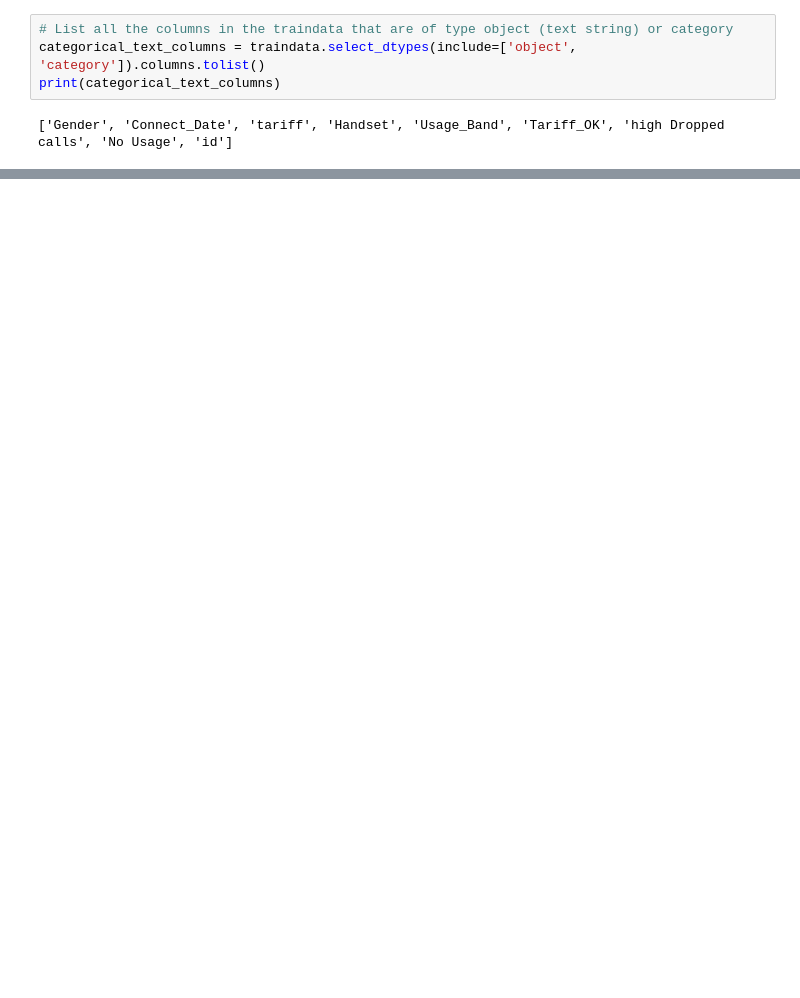
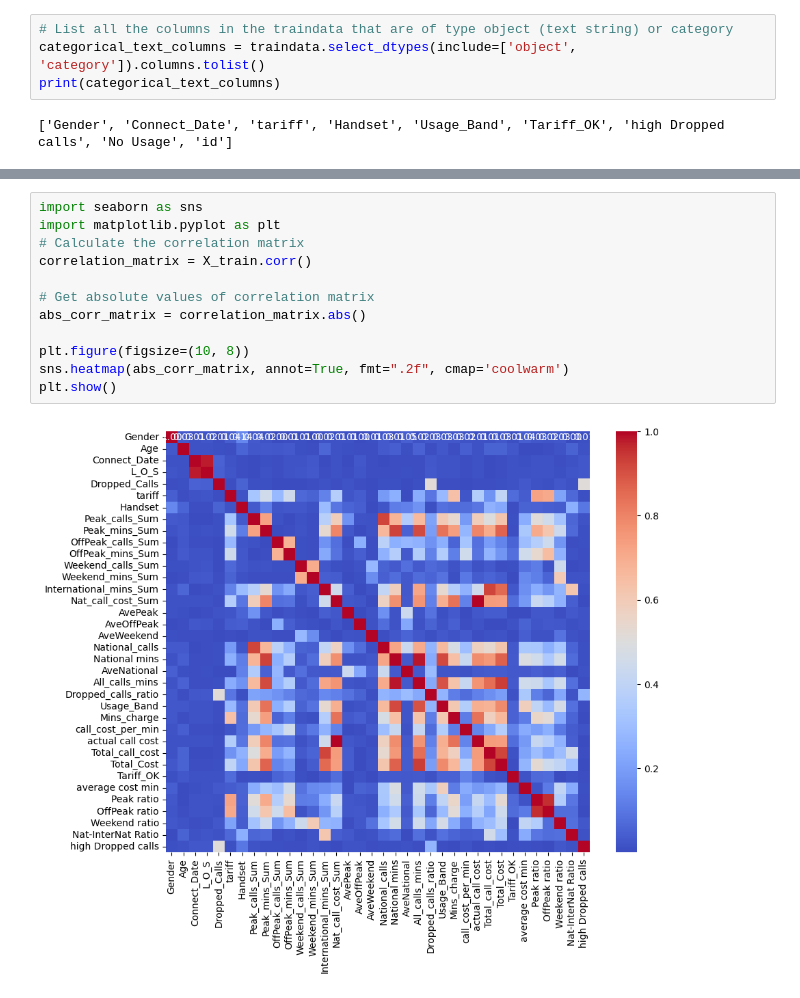
Before and after one commit to camilleecu/AdvancedAnalytics, a Jupyter notebook: Assignment1/assignment-1.ipynb, the cells around one changed output, grey strips where cells are left out. Cells and saved outputs as stored; diff of their text form; blank space fills up the shorter version.

```diff
--- a/Assignment1/assignment-1.ipynb
+++ b/Assignment1/assignment-1.ipynb
@@ -237,0 +225,14 @@ X_train
+# %%
+import seaborn as sns
+import matplotlib.pyplot as plt
+# Calculate the correlation matrix
+correlation_matrix = X_train.corr()
+
+# Get absolute values of correlation matrix
+abs_corr_matrix = correlation_matrix.abs()
+
+plt.figure(figsize=(10, 8))
+sns.heatmap(abs_corr_matrix, annot=True, fmt=".2f", cmap='coolwarm')
+plt.show()
+# %% [output]
+[figure, added]
```
Also changed, not shown: parts of 87 cells of this notebook, 2 other files.
